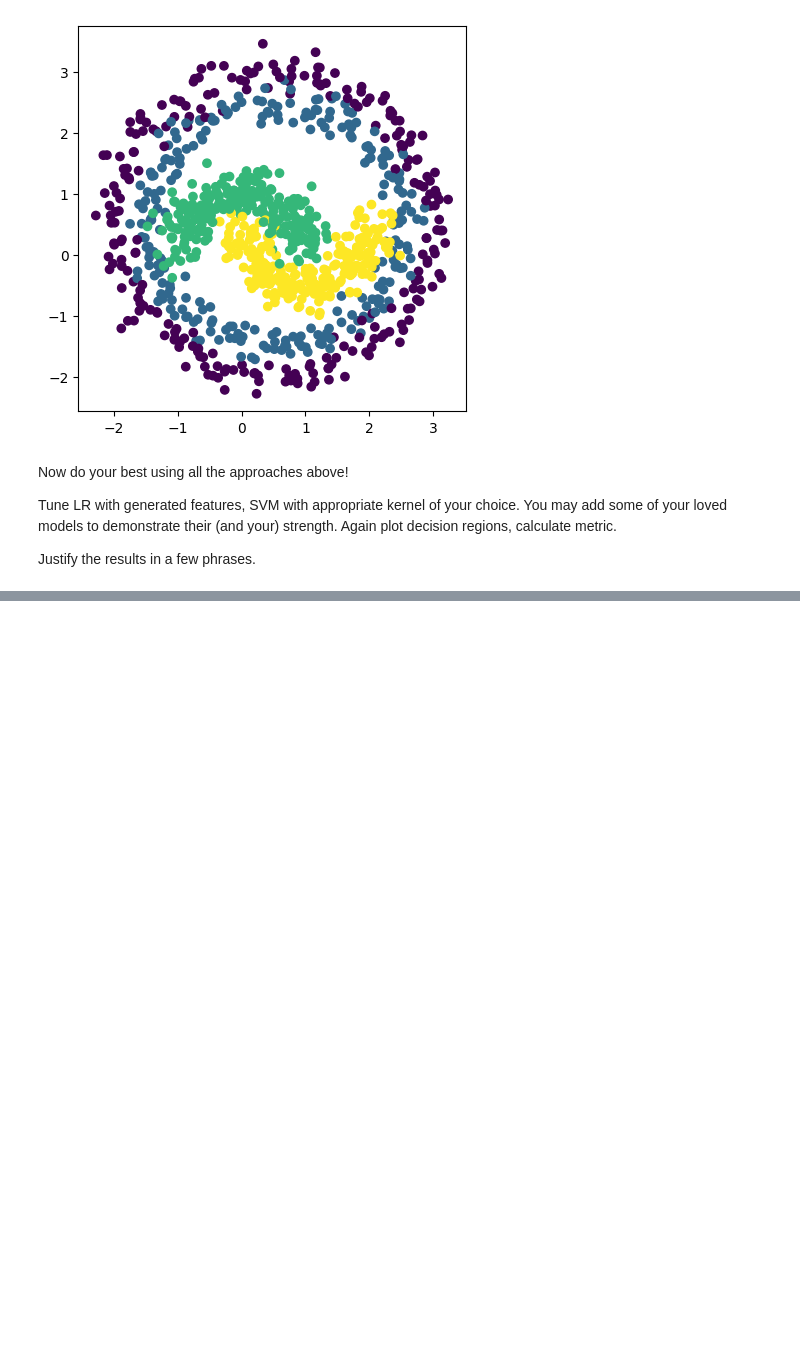
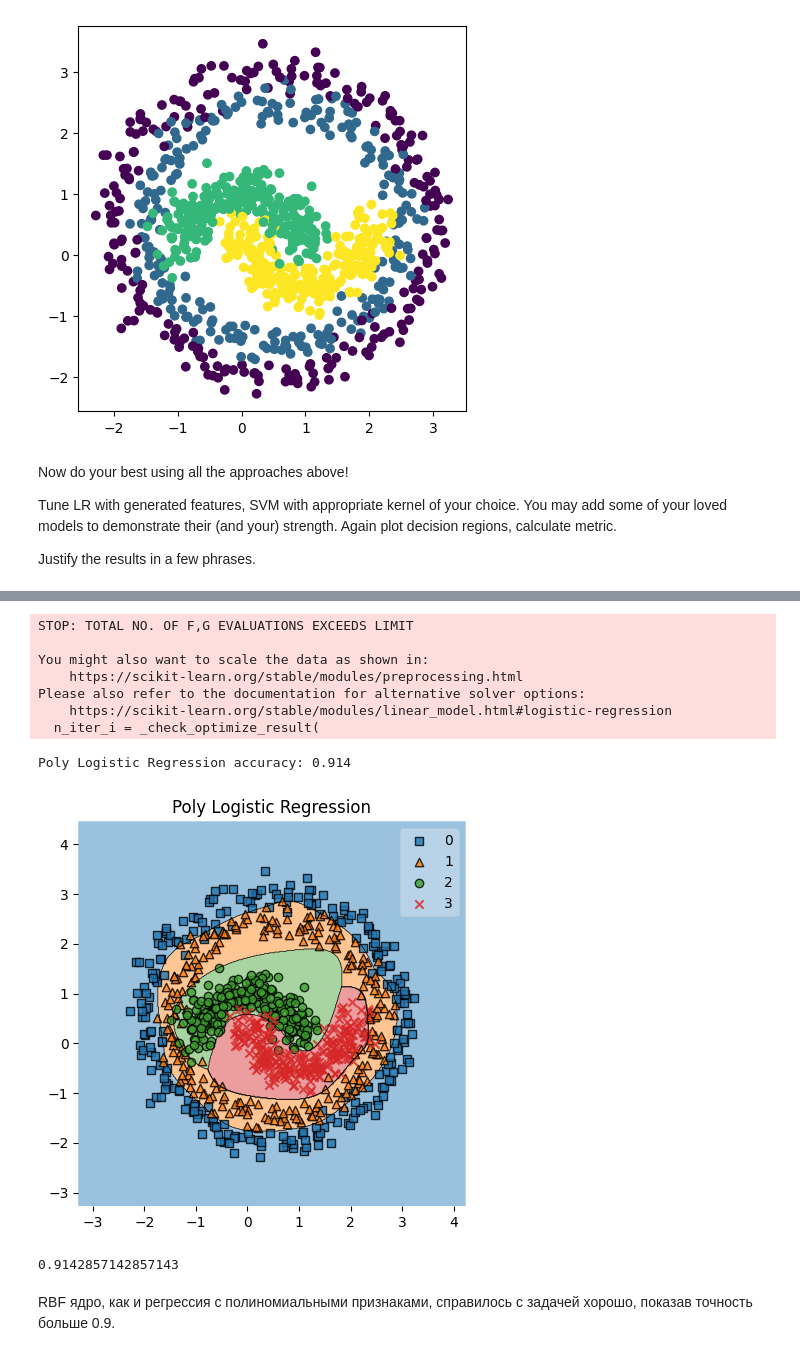
Before and after one commit to EgorOvechkin/lab, a Jupyter notebook: lab01_part3.ipynb, the cells around one changed output, grey strips where cells are left out. Saved outputs shown, nothing was run; the diff lists cells and outputs as text; code cells hidden in the pictures; blank space fills up the shorter version.

```diff
--- a/lab01_part3.ipynb
+++ b/lab01_part3.ipynb
@@ -225,0 +240,23 @@ Justify the results in a few phrases.
+# %%
+poly_lr = Pipeline([
+    ("poly", PolynomialFeatures(degree=8)),
+    ("lr", LogisticRegression(max_iter=20_000, multi_class="multinomial"))
+])
+fit_and_plot(
+    poly_lr, "Poly Logistic Regression",
+    Xtr=X_train_с, ytr=y_train_с, X_tst=X_test_с, y_tst=y_test_с,
+    X_all=points, y_all=labels
+    )
+# %% [output]
+STOP: TOTAL NO. OF F,G EVALUATIONS EXCEEDS LIMIT
+
+You might also want to scale the data as shown in:
+    https://scikit-learn.org/stable/modules/preprocessing.html
+Please also refer to the documentation for alternative solver options:
+    https://scikit-learn.org/stable/modules/linear_model.html#logistic-regression
+  n_iter_i = _check_optimize_result(
+Poly Logistic Regression accuracy: 0.914
+[figure, added]
+0.9142857142857143
+# %% [markdown]
+RBF ядро, как и регрессия с полиномиальными признаками, справилось с задачей хорошо, показав точность больше 0.9.
```
Also changed, not shown: parts of 7 cells of this notebook.
